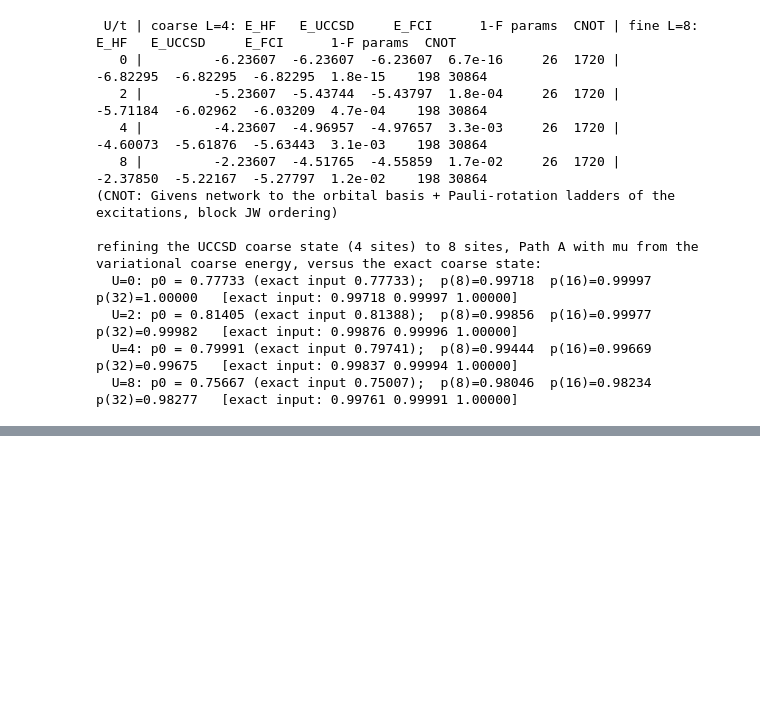
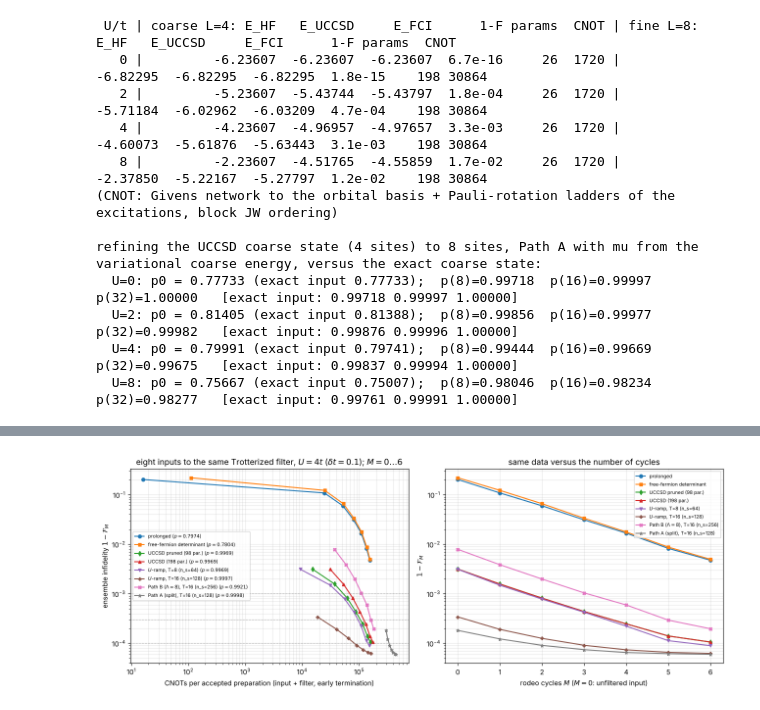
Before and after one commit to CompPhysics/QuantumComputingQuNorth, a Jupyter notebook: EigenQ/pairing-eigenq/notebooks/ResolutionRefHubbard.ipynb, the cells around one changed output, grey strips where cells are left out. Drawn from its saved outputs; the diff is of its cells as text; code cells hidden in the pictures; blank space fills up the shorter version.

```diff
--- a/EigenQ/pairing-eigenq/notebooks/ResolutionRefHubbard.ipynb
+++ b/EigenQ/pairing-eigenq/notebooks/ResolutionRefHubbard.ipynb
@@ -981,0 +1102,71 @@ best infidelity after 6 cycles: 5.9e-05 (Trotter floor of the filter: 5.8e-05)
+# %%
+import numpy as np, matplotlib.pyplot as plt, time
+from math import comb
+try:
+    import pairinglib as pl
+except ModuleNotFoundError:
+    import sys, pathlib
+    sys.path.insert(0, str((pathlib.Path.cwd()/".."/"src").resolve()))
+    import pairinglib as pl
+import pairinglib.hubbard as hb
+
+# --- (e) matched comparison with the new inputs: M = 0..6, per attempt and per accepted, bootstrap errors, minimum cost at targets
+U = 4.0; r = chain48[U]; Psih = r["Vf"][:, 0]
+inputs2 = {"prolonged": (r["Phi0"].astype(complex), CN_PROL),
+           "free-fermion determinant": (FF.astype(complex), CN_GIVENS),
+           f"UCCSD pruned ({up['n_params']} par.)": (up["psi"], cn_pr),
+           "UCCSD (198 par.)": (ucc_fine[U]["psi"], cn_full),
+           f"$U$-ramp, T=8 (n_s={ramp[8][0]})": (hb.trotter_refine(FF, groupsR, coefR, 8.0, ramp[8][0], order=2), CN_GIVENS + ramp[8][0]*st2),
+           f"$U$-ramp, T=16 (n_s={ramp[16][0]})": (hb.trotter_refine(FF, groupsR, coefR, 16.0, ramp[16][0], order=2), CN_GIVENS + ramp[16][0]*st2),
+           f"Path B ($\\Lambda=8$), T=16 (n_s={n_ref['B8']})": (hb.trotter_refine(r["Phi0"], groupsB, coefB["B8"], 16.0, n_ref["B8"], order=2), CN_PROL + n_ref["B8"]*st2),
+           f"Path A (split), T=16 (n_s={nA_split})": (hb.trotter_refine(r["Phi0"], groupsA_split, coefA_split, 16.0, nA_split, order=2), CN_PROL + nA_split*(st2 + 2*ca))}
+rng = np.random.default_rng(SEED); tsets = [np.abs(rng.normal(0.0, SIG, M_MAX)) for _ in range(NSAMP)]
+cyc_cost = np.array([[tr["nsteps"](t)*ct2 for t in ts] for ts in tsets])
+rows2 = {}
+rngb = np.random.default_rng(5)
+for name, (v0, cprep) in inputs2.items():
+    p = abs(np.vdot(Psih, v0))**2
+    F = np.zeros((NSAMP, M_MAX)); Acc = np.zeros((NSAMP, M_MAX))
+    for s_, ts in enumerate(tsets):
+        F[s_], Acc[s_] = hb.rodeo_track_U(v0, tr["Ufun"], ts, E_obj, Psih, dt=DT)
+    Fw = (F*Acc).sum(0)/Acc.sum(0); Am = Acc.mean(0)
+    boots = np.array([1 - ((F*Acc)[idx].sum(0)/Acc[idx].sum(0)) for idx in (rngb.integers(0, NSAMP, NSAMP) for _ in range(400))])
+    rse = boots.std(0)/np.maximum(1 - Fw, 1e-30)
+    reach = np.concatenate([np.ones((NSAMP, 1)), Acc[:, :-1]], axis=1)
+    cost_acc = np.concatenate([[float(cprep)], (cprep + np.cumsum(reach*cyc_cost, axis=1).mean(0))/Am])
+    cost_att = np.concatenate([[float(cprep)], cprep + np.cumsum(cyc_cost, axis=1).mean(0)])
+    rows2[name] = dict(p=p, cprep=cprep, inf=np.concatenate([[1-p], 1-Fw]), rse=np.concatenate([[0.0], rse]), acc=np.concatenate([[1.0], Am]), cost_acc=cost_acc, cost_att=cost_att)
+print(f"chain 4->8, U={U:.0f}: Trotterized rodeo (order 2, dt={DT}, sigma={SIG:.2f}, E_obj = E_eff, {NSAMP} time sets; bootstrap relative std. error of the sampled infidelity in brackets)")
+print(f"{'input':40s} {'p':>8s} {'prep':>6s} | " + " | ".join(f"M={m}: 1-F_w (rse)  acc  /attempt /accepted" for m in (0, 2, 6)))
+for name, d in rows2.items():
+    print(f"{name:40s} {d['p']:8.5f} {d['cprep']:6d} | " + " | ".join(f"{d['inf'][m]:.1e} ({100*d['rse'][m]:3.0f}%) {d['acc'][m]:.3f} {d['cost_att'][m]:8.0f} {d['cost_acc'][m]:8.0f}" for m in (0, 2, 6)))
+print(f"best infidelity after {M_MAX} cycles: {min(d['inf'][-1] for d in rows2.values()):.1e} (floor of the fixed-step filter {tr['floor']:.1e})")
+print("\nfull table, M = 0..6: ensemble infidelity (bootstrap rse %) / cumulative acceptance / CNOTs per accepted preparation")
+for name, d in rows2.items():
+    print(f"  {name}")
+    print("     1-F : " + " ".join(f"{d['inf'][m]:.2e}({100*d['rse'][m]:2.0f}%)" for m in range(M_MAX+1)))
+    print("     acc : " + " ".join(f"{d['acc'][m]:12.4f}" for m in range(M_MAX+1)))
+    print("     cost: " + " ".join(f"{d['cost_acc'][m]:12.0f}" for m in range(M_MAX+1)))
+print("\nminimum CNOTs per accepted preparation reaching a target infidelity, per input (M = 0..6; '-' = not reached):")
+TGTS = (1e-3, 3e-4, 1e-4)
+print(f"{'input':40s} " + " ".join(f"{'target '+format(t,'.0e'):>22s}" for t in TGTS))
+for name, d in rows2.items():
+    cells_ = []
+    for tgt in TGTS:
+        ok = np.where(d["inf"] <= tgt)[0]
+        if ok.size:
+            m = ok[np.argmin(d["cost_acc"][ok])]; cells_.append(f"M={m} {d['cost_acc'][m]:8.0f} ({d['inf'][m]:.1e})")
+        else: cells_.append("-")
+    print(f"{name:40s} " + " ".join(f"{c:>22s}" for c in cells_))
+
+fig, ax = plt.subplots(1, 2, figsize=(13, 5))
+mks = ["o-", "s-", "d-", "^-", "v-", "P-", "X-", "*-"]
+for (name, d), mk_ in zip(rows2.items(), mks):
+    ax[0].loglog(d["cost_acc"], d["inf"], mk_, ms=5, label=f"{name} ($p={d['p']:.4f}$)")
+    ax[1].semilogy(np.arange(0, M_MAX+1), d["inf"], mk_, ms=5, label=name)
+for tgt in (1e-3, 3e-4, 1e-4): ax[0].axhline(tgt, color="gray", ls=":", lw=0.8)
+ax[0].set_xlabel("CNOTs per accepted preparation (input + filter, early termination)"); ax[0].set_ylabel("ensemble infidelity $1-\\mathcal{F}_M$")
+ax[0].set_title(f"eight inputs to the same Trotterized filter, $U=4t$ ($\\delta t={DT}$); $M=0\\ldots6$"); ax[0].legend(fontsize=7); ax[0].grid(alpha=0.3, which="both")
+ax[1].set_xlabel("rodeo cycles $M$ ($M=0$: unfiltered input)"); ax[1].set_ylabel("$1-\\mathcal{F}_M$"); ax[1].set_title("same data versus the number of cycles"); ax[1].legend(fontsize=7); ax[1].grid(alpha=0.3, which="both")
+plt.tight_layout(); plt.show()
+# %% [output]
@@ -982,2 +1190,3 @@ best infidelity after 6 cycles: 5.9e-05 (Trotter floor of the filter: 5.8e-05)
+[figure, added]
 # %% [markdown]
 ---
```
Also changed, not shown: parts of 14 cells of this notebook, 27 other files.
